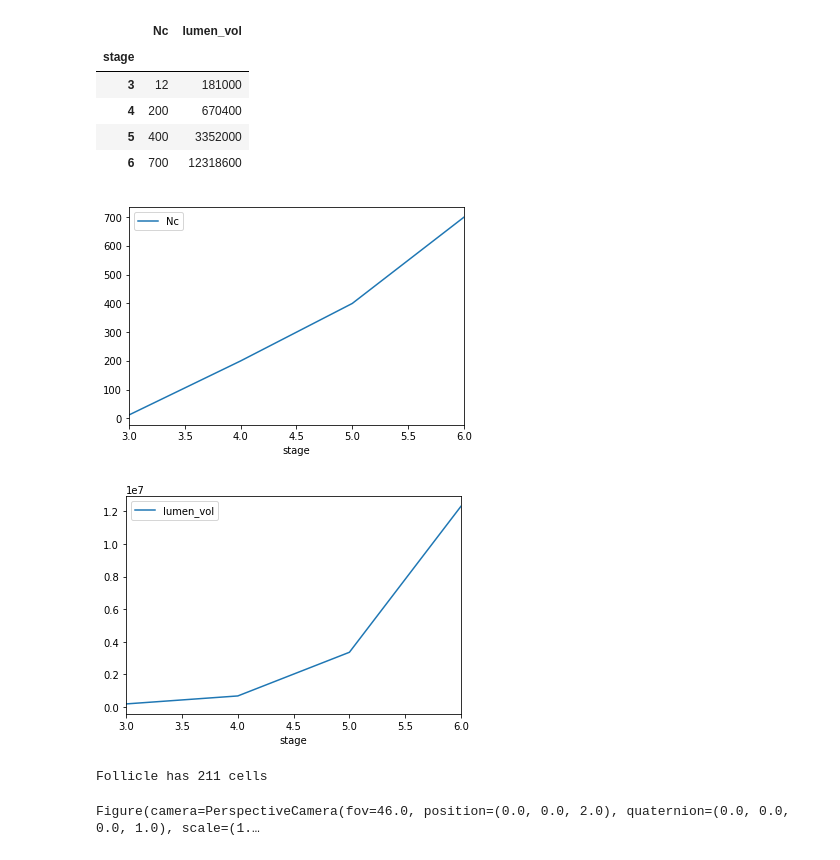
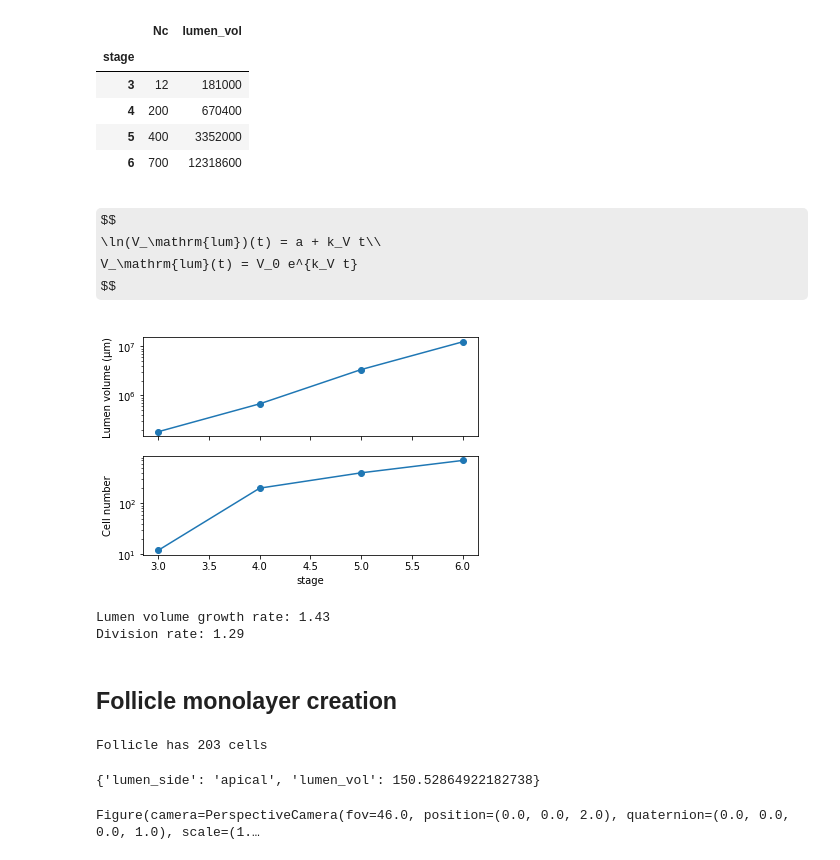
Before and after one commit to glyg/pyfollicle, a Jupyter notebook: notebooks/FollicleEllongation.ipynb, the cells around one changed output. Drawn from its saved outputs; the diff is of its cells as text; code cells hidden in the pictures; some formulas as TeX source.

```diff
--- a/notebooks/FollicleEllongation.ipynb
+++ b/notebooks/FollicleEllongation.ipynb
@@ -63,24 +65,54 @@ growth
 | 4 | 200 | 670400 |
 | 5 | 400 | 3352000 |
 | 6 | 700 | 12318600 |
-# %%
-_ = growth.plot(y='Nc')
-# %% [output]
-[figure, removed]
-# %%
-_ = growth.plot(y='lumen_vol')
-# %% [output]
-[figure, removed]
+# %% [markdown]
+$$
+\ln(V_\mathrm{lum})(t) = a + k_V t\\
+V_\mathrm{lum}(t) = V_0 e^{k_V t}
+$$
+# %%
+fig, (ax_v, ax_c) = plt.subplots(2, sharex=True)
+
+ax_v.plot(growth.lumen_vol, '-o')
+ax_v.set_yscale('log')
+ax_v.set_ylabel('Lumen volume (µm)')
+
+ax_c.plot(growth.Nc, '-o')
+ax_c.set_yscale('log')
+ax_c.set_ylabel('Cell number')
+_ = ax_c.set_xlabel("stage")
+# %% [output]
+[figure, added]
+# %%
+kV, lnV0 = np.polyfit(growth.index, np.log(growth.lumen_vol), 1)
+
+print(f"Lumen volume growth rate: {kV:.2f}")
+
+kD, lnc0 = np.polyfit(growth.index, np.log(growth.Nc), 1)
+
+print(f"Division rate: {kD:.2f}")
+# %% [output]
+Lumen volume growth rate: 1.43
+Division rate: 1.29
+# %% [markdown]
+## Follicle monolayer creation
 # %%
 follicle = spherical_monolayer(9., 12., 200, apical='in')
-
+follicle.settings["lumen_side"] = "apical"
 geom.update_all(follicle)
 geom.scale(follicle, follicle.cell_df.vol.mean()**(-1/3), list("xyz"))
 geom.update_all(follicle)
 
+for df in follicle.datasets.values():
+    df.dropna(axis=1, how='any', inplace=True)
+
 print(f"Follicle has {follicle.Nc} cells")
 # %% [output]
-Follicle has 211 cells
+Follicle has 203 cells
+# %%
+print(follicle.settings)
+# %% [output]
+{'lumen_side': 'apical', 'lumen_vol': 150.52864922182738}
 # %%
 draw_specs = {
     'edge': {
```
Also changed, not shown: parts of 17 cells of this notebook, 1 other file.
